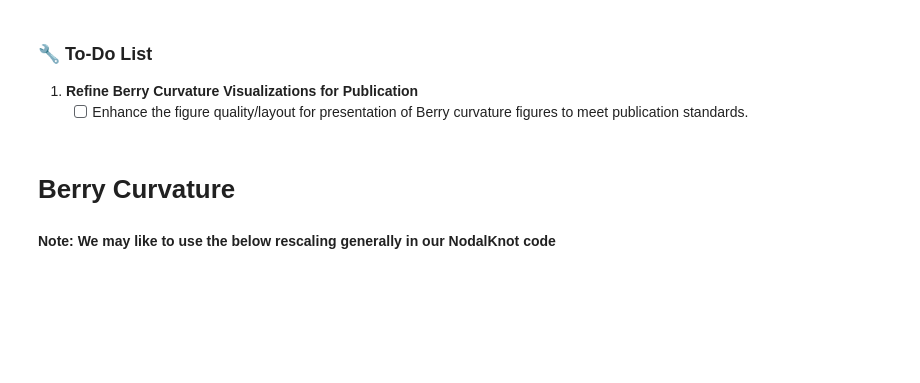
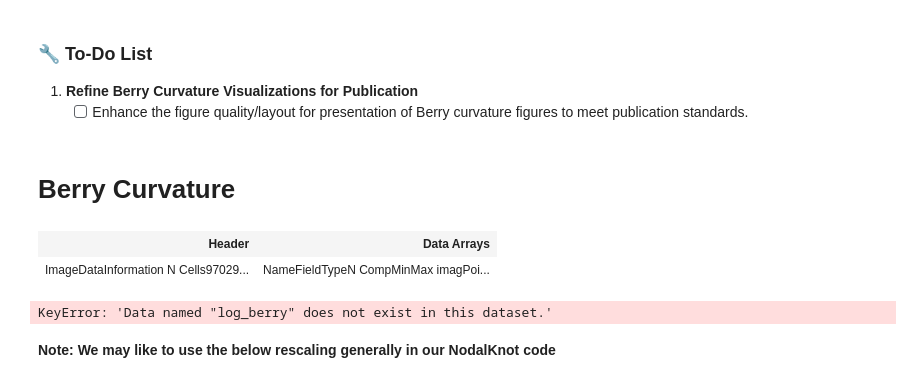
Before and after one commit to sarinstein-yan/KnottedGraph, a Jupyter notebook: result/BerryClean.ipynb, the cells around one changed output. Drawn from its saved outputs; the diff is of its cells as text; code cells hidden in the pictures; blank space fills up the shorter version.

```diff
--- a/result/BerryClean.ipynb
+++ b/result/BerryClean.ipynb
@@ -7,0 +29,4 @@
+# %%
+kx, ky, kz = sp.symbols('k_x k_y k_z', real=True)
+bvec = kg.hopf_link_bloch_vector(.6, (kx, ky, kz))
+ske = kg.NodalSkeleton(bvec, dimension=100)
@@ -8,3 +92,26 @@
+# %%
+vol = ske.fields_pv.copy()
+# %%
+vol
+# %% [output]
+| Header | Data Arrays |
+| ImageDataInformation N Cells97029... | NameFieldTypeN CompMinMax imagPoi... |
+# %%
+vol = ske.fields_pv.copy()
+vol.point_data['log10(|berry|+1)'] = np.log10(vol.point_data['berry_mag']+1)
+mask_idx = np.where(vol.point_data['imag'] != 0)[0]
+inside = vol.extract_points(mask_idx)
+# disp_glyph = inside.glyph(orient='disp_imag', scale='disp_imag_mag', factor=.03, tolerance=0.025)
+disp_glyph = inside.glyph(orient='berry', scale='log10(|berry|+1)', factor=.1, tolerance=0.025)
+
+pl = pv.Plotter()
+# pl.add_mesh(vol, scalars='imag', show_scalar_bar=False, opacity=0.5)
+pl.add_mesh(ske.exceptional_surface_pv, color='gray', opacity=0.05)
+pl.add_mesh(disp_glyph, cmap='coolwarm', show_scalar_bar=True, opacity=0.5)
+pl.enable_depth_peeling()
+pl.show(jupyter_backend='client')
+# %% [output]
+KeyError: 'Data named "log_berry" does not exist in this dataset.'
 # %%
 import os
 
```
Also changed, not shown: parts of 3 cells of this notebook, 2 other files.
